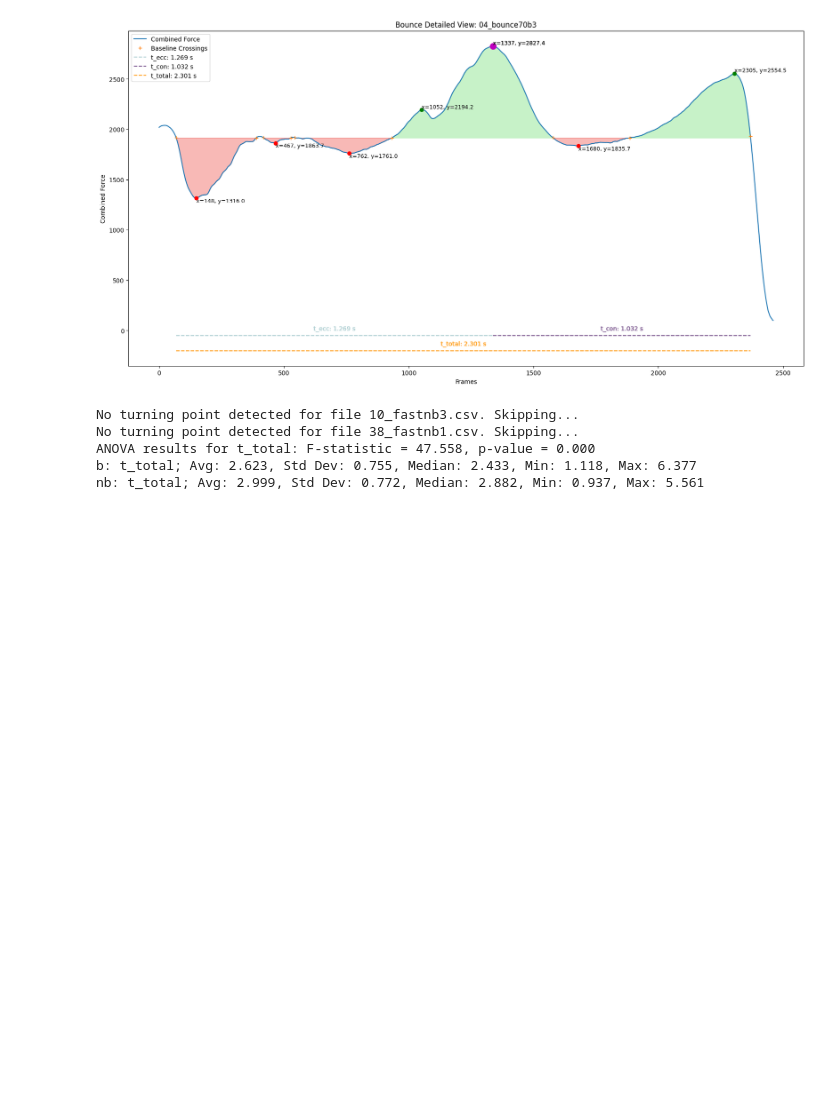
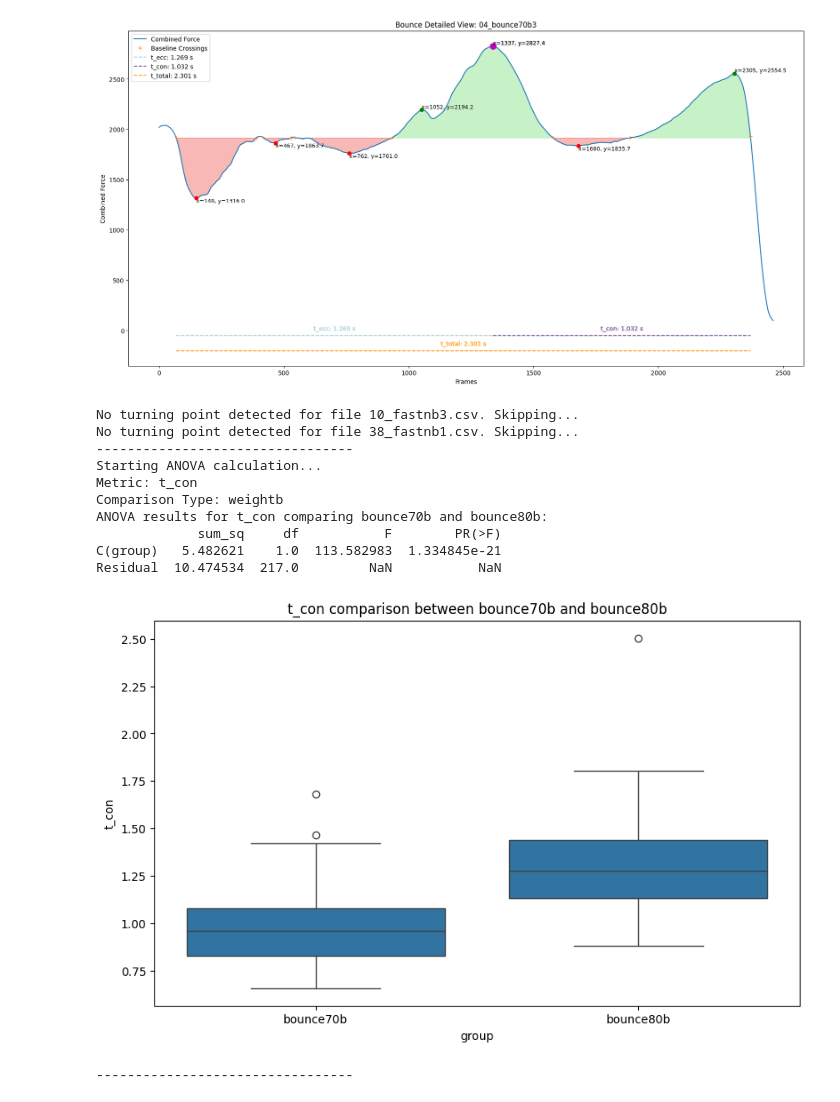
Before and after one commit to loieboi/BounceInsight, a Jupyter notebook: run.ipynb, the cells around one changed output. Cells and saved outputs as stored; diff of their text form; code cells hidden in the pictures; blank space fills up the shorter version.

Commit message:
upt: more stat analysis

```diff
--- a/run.ipynb
+++ b/run.ipynb
@@ -64,12 +64,19 @@ insight.plot_data(file_name='04_bounce70b3')
 Dip detected: False
 [figure]
 # %%
-insight.run_analysis(analysis_type='anova')
+insight.run_analysis(analysis_type='anova', metric='t_con', comparison_type='weightb')
 # %% [output]
 No turning point detected for file 10_fastnb3.csv. Skipping...
 No turning point detected for file 38_fastnb1.csv. Skipping...
-ANOVA results for t_total: F-statistic = 47.558, p-value = 0.000
-b: t_total; Avg: 2.623, Std Dev: 0.755, Median: 2.433, Min: 1.118, Max: 6.377
-nb: t_total; Avg: 2.999, Std Dev: 0.772, Median: 2.882, Min: 0.937, Max: 5.561
+---------------------------------
+Starting ANOVA calculation...
+Metric: t_con
+Comparison Type: weightb
+ANOVA results for t_con comparing bounce70b and bounce80b:
+             sum_sq     df           F        PR(>F)
+C(group)   5.482621    1.0  113.582983  1.334845e-21
+Residual  10.474534  217.0         NaN           NaN
+[figure, added]
+---------------------------------
 # %%
 # insight.analyse_bounce(id=None, plot=False)
```
Also changed, not shown: 2 other files.
